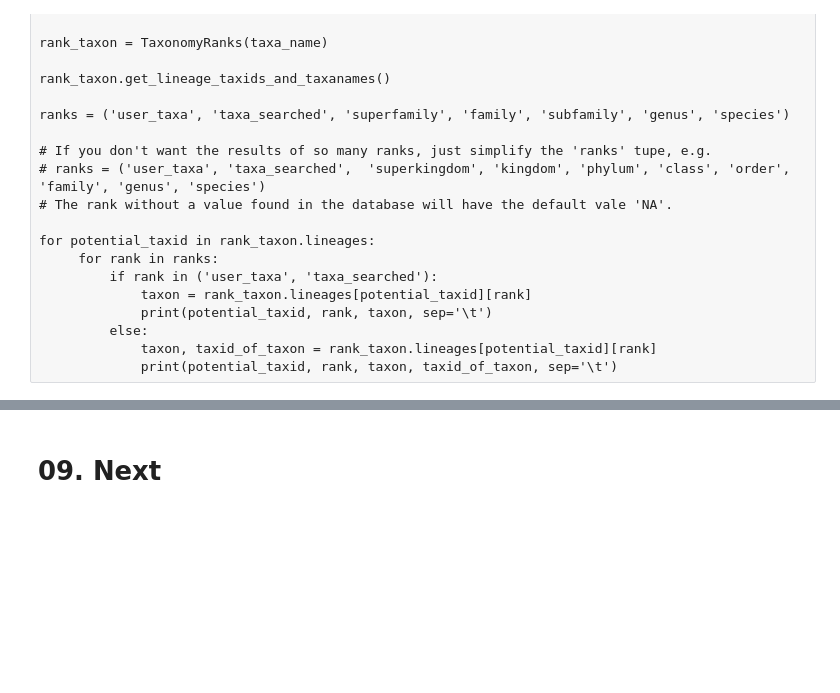
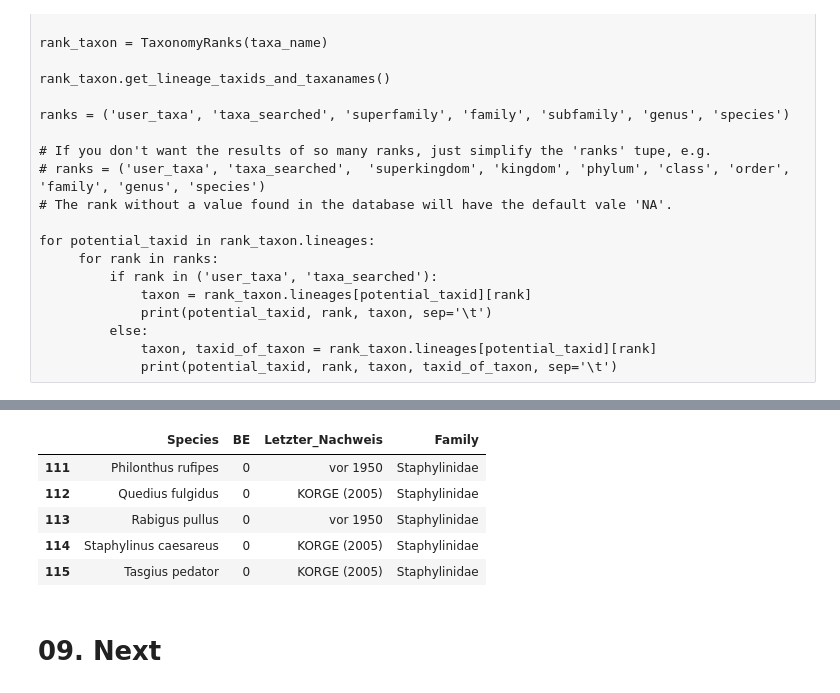
Before and after one commit to Zzzhenya/Berlin-red-list, a Jupyter notebook: Transformation/Raw_csv/Insecta.ipynb, the cells around one changed output, grey strips where cells are left out. Saved outputs shown, nothing was run; the diff lists cells and outputs as text; code cells hidden in the pictures; blank space fills up the shorter version.

```diff
--- a/Transformation/Raw_csv/Insecta.ipynb
+++ b/Transformation/Raw_csv/Insecta.ipynb
@@ -1315,0 +1277,2 @@ d
+# %%
+gbif_data.reset_index(inplace = True)
@@ -1315,0 +1298,11 @@ d
+# %%
+df["Family"] = gbif_data["family"]
+# %%
+df.tail()
+# %% [output]
+|  | Species | BE | Letzter_Nachweis | Family |
+| 111 | Philonthus rufipes | 0 | vor 1950 | Staphylinidae |
+| 112 | Quedius fulgidus | 0 | KORGE (2005) | Staphylinidae |
+| 113 | Rabigus pullus | 0 | vor 1950 | Staphylinidae |
+| 114 | Staphylinus caesareus | 0 | KORGE (2005) | Staphylinidae |
+| 115 | Tasgius pedator | 0 | KORGE (2005) | Staphylinidae |
```
Also changed, not shown: parts of 17 cells of this notebook.
